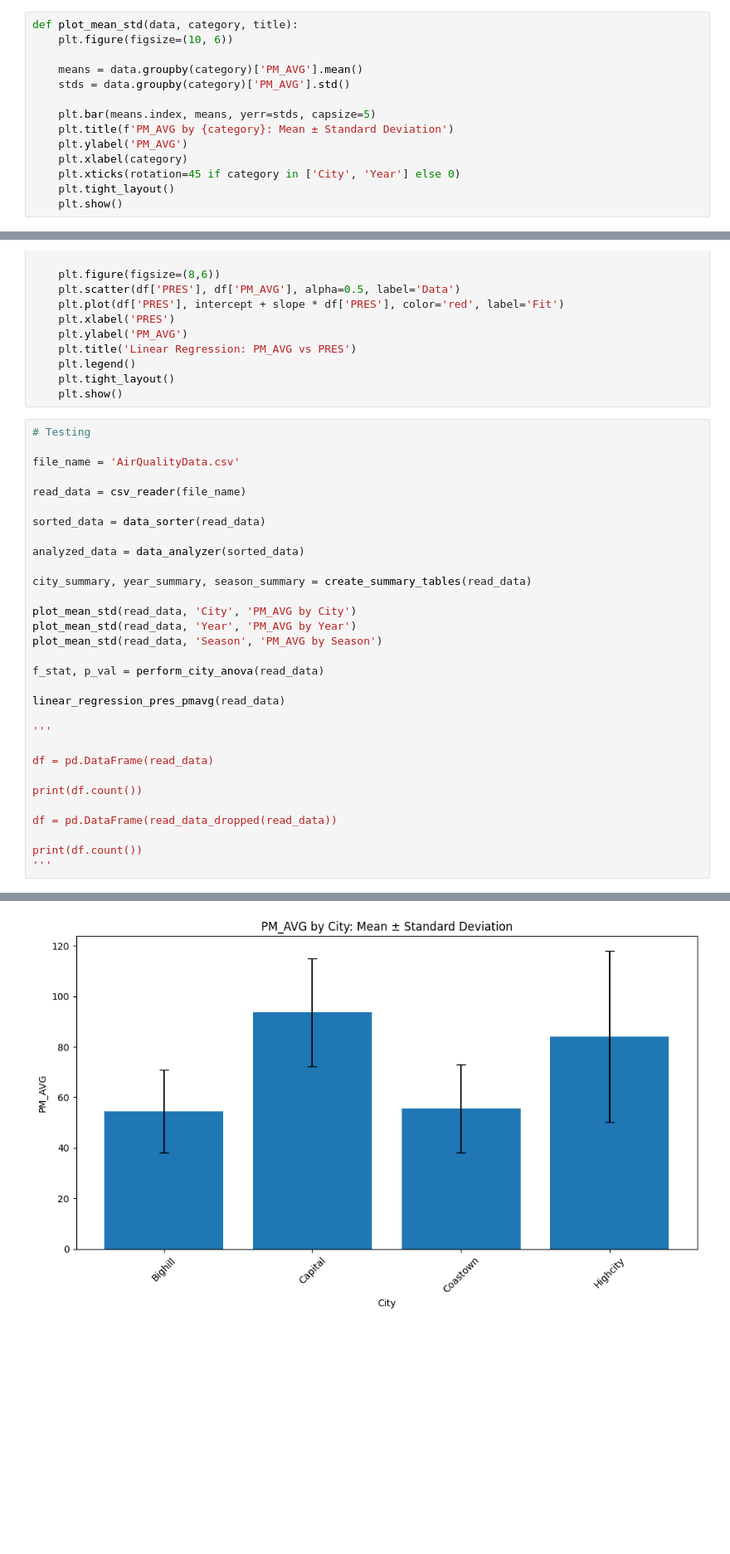
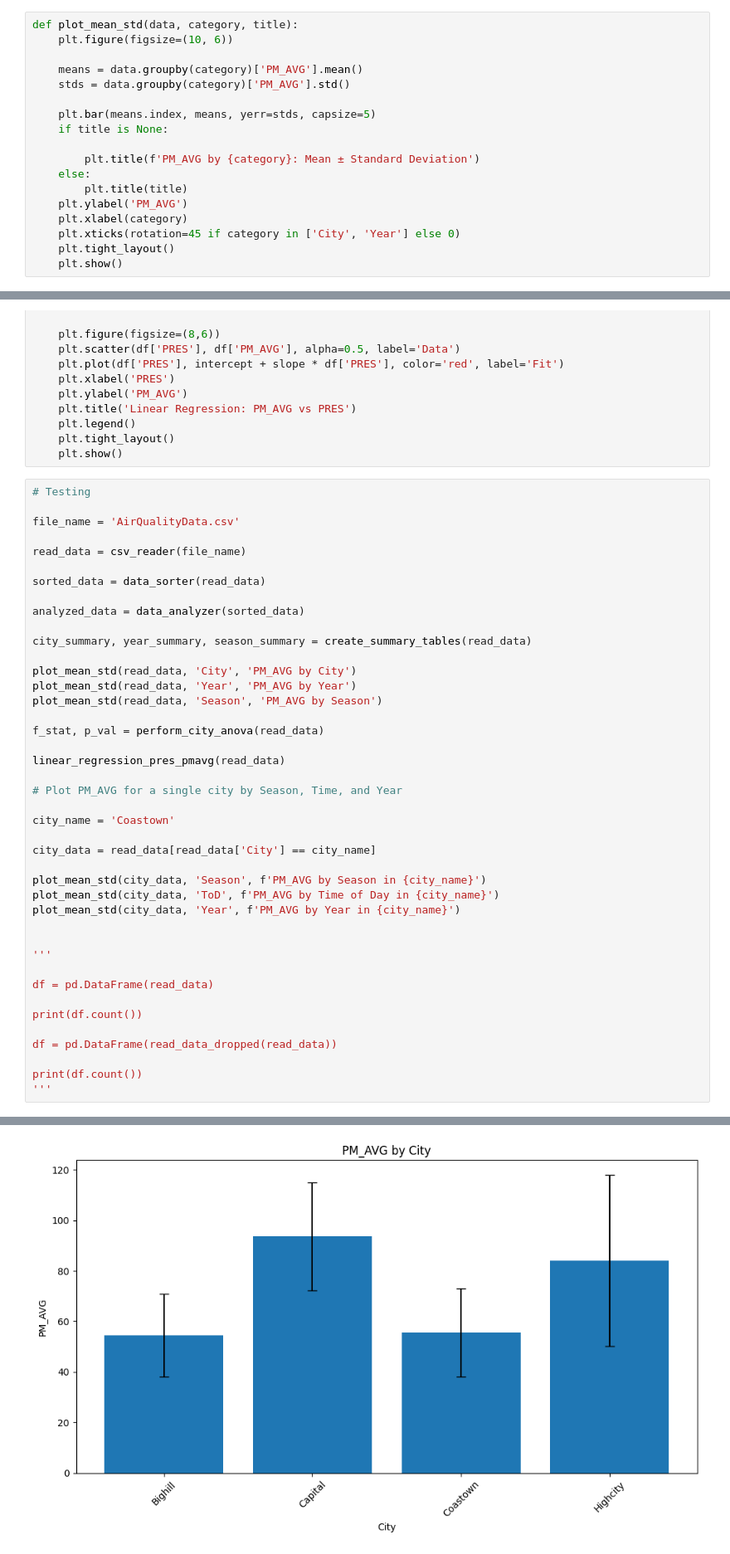
Before and after one commit to Apostle-of-Laplace/College, a Jupyter notebook: CBEE 213 Code/Final Project/Final Project.ipynb, the cells around one changed output, grey strips where cells are left out. Shown: that part at 83% size. Saved outputs shown, nothing was run; the diff lists cells and outputs as text; blank space fills up the shorter version.

```diff
--- a/CBEE 213 Code/Final Project/Final Project.ipynb
+++ b/CBEE 213 Code/Final Project/Final Project.ipynb
@@ -149,7 +149,11 @@ def plot_mean_std(data, category, title):
     stds = data.groupby(category)['PM_AVG'].std()
 
     plt.bar(means.index, means, yerr=stds, capsize=5)
-    plt.title(f'PM_AVG by {category}: Mean ± Standard Deviation')
+    if title is None:
+
+        plt.title(f'PM_AVG by {category}: Mean ± Standard Deviation')
+    else:
+        plt.title(title)
     plt.ylabel('PM_AVG')
     plt.xlabel(category)
     plt.xticks(rotation=45 if category in ['City', 'Year'] else 0)
@@ -238,32 +242,43 @@ f_stat, p_val = perform_city_anova(read_data)
 
 linear_regression_pres_pmavg(read_data)
 
+# Plot PM_AVG for a single city by Season, Time, and Year
+
+city_name = 'Coastown'
+
+city_data = read_data[read_data['City'] == city_name]
+
+plot_mean_std(city_data, 'Season', f'PM_AVG by Season in {city_name}')
+plot_mean_std(city_data, 'ToD', f'PM_AVG by Time of Day in {city_name}')
+plot_mean_std(city_data, 'Year', f'PM_AVG by Year in {city_name}')
+
+
 '''
 
 df = pd.DataFrame(read_data)
 
 print(df.count())
 
 df = pd.DataFrame(read_data_dropped(read_data))
 
 print(df.count())
 '''
 # %% [output]
 PM_AVG Summary by City:
            mean    std
 City
 Bighill   54.38  16.36
 Capital   93.58  21.42
 Coastown  55.60  17.48
 Highcity  83.94  33.89
 
 PM_AVG Summary by Year:
        mean    std
 Year
 2011  90.23  29.74
 ... (8 lines left out)
 Fall    69.44  22.84
 Spring  69.19  17.63
 Summer  53.38  21.94
 Winter  96.89  32.20
-[figure, old version]
+[figure, new version]
```
Also changed, not shown: parts of 1 cell of this notebook.
